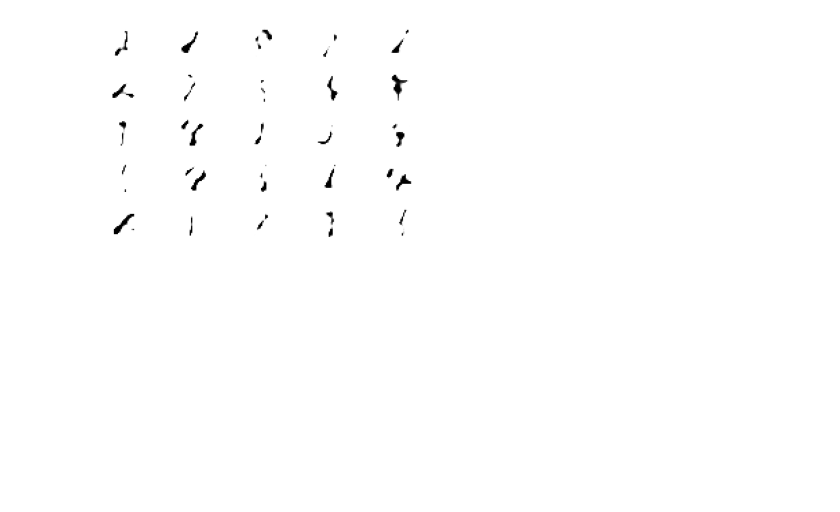
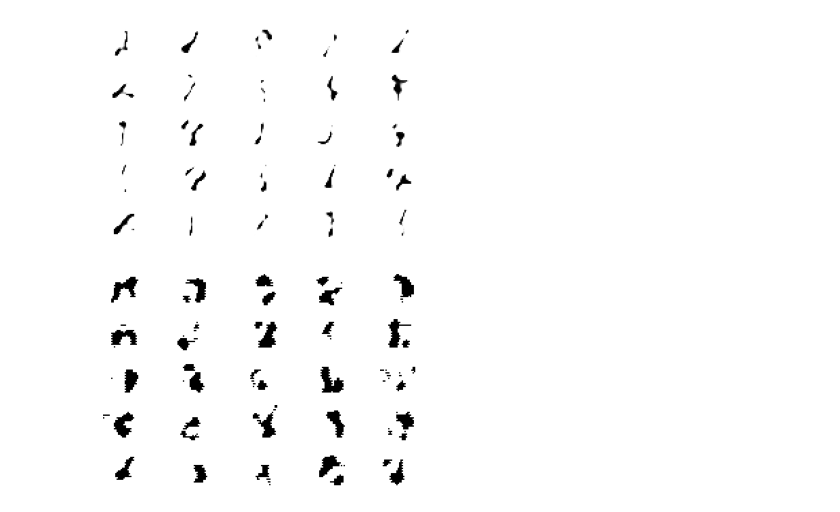
Before and after one commit to emali1/Mastering-Keras, a Jupyter notebook: Module 3.2_ GANs.ipynb, the cells around one changed output. Cells and saved outputs as stored; diff of their text form; code cells hidden in the pictures; blank space fills up the shorter version.

```diff
--- a/Module 3.2_ GANs.ipynb
+++ b/Module 3.2_ GANs.ipynb
@@ -457,3 +541,8 @@ plot_generated_images(generator,100,25)
 plot_generated_images(generator,100,25)
 # %% [output]
 [figure]
+# %%
+#Iter 2, after 40 epochs, generator loss is 0.06308
+plot_generated_images(generator,100,25)
+# %% [output]
+[figure, added]
```
Also changed, not shown: parts of 8 cells of this notebook.
